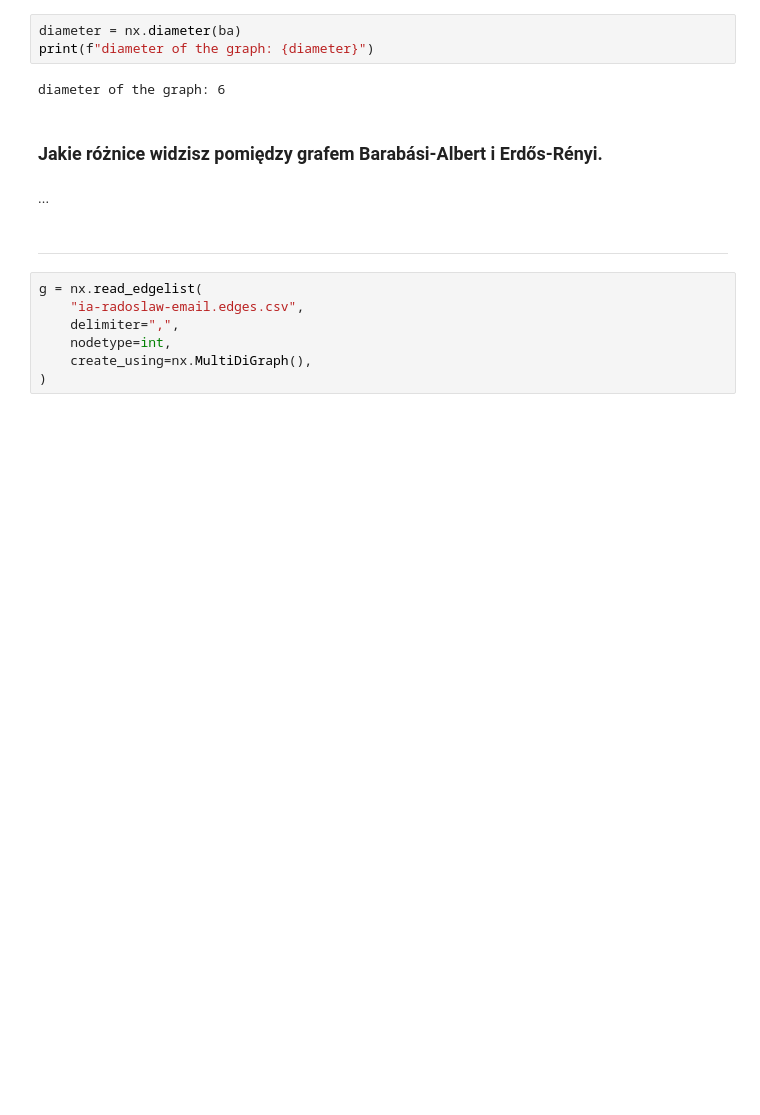
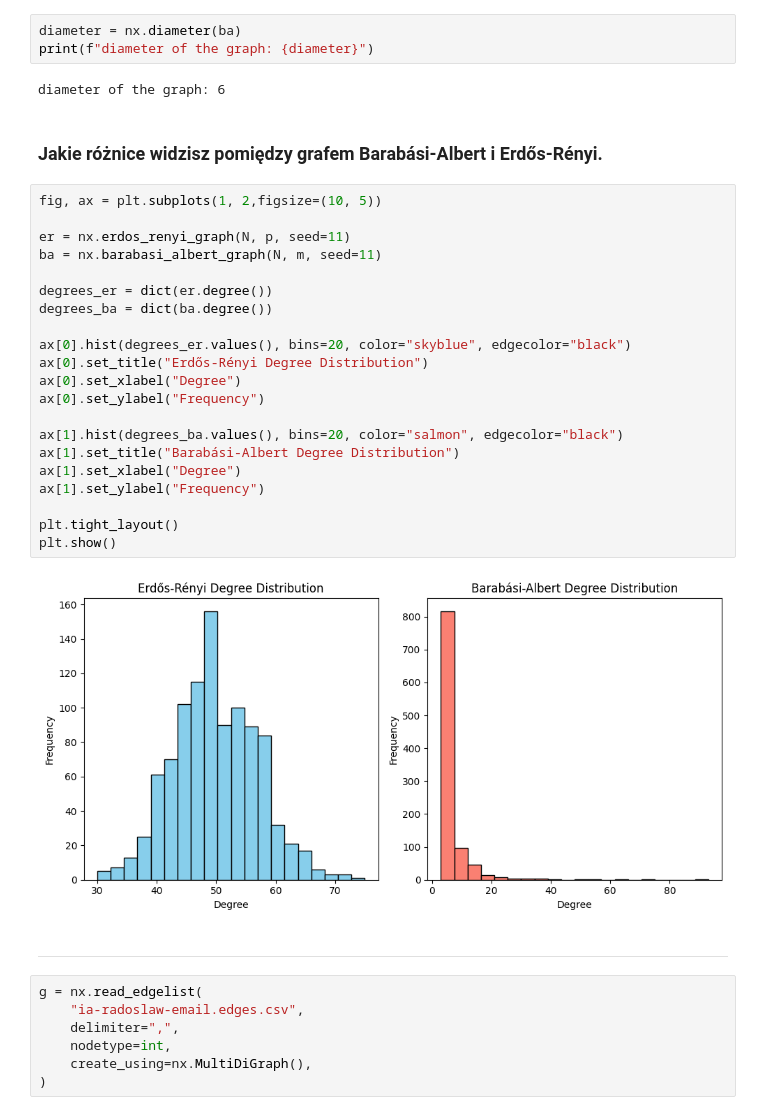
Before and after one commit to jkociecki/complex-networks-pwr, a Jupyter notebook: lab01/networks-analysis.ipynb, the cells around one changed output. Drawn from its saved outputs; the diff is of its cells as text; blank space fills up the shorter version.

```diff
--- a/lab01/networks-analysis.ipynb
+++ b/lab01/networks-analysis.ipynb
@@ -143,8 +167,29 @@ print(f"diameter of the graph: {diameter}")
 diameter of the graph: 6
 # %% [markdown]
 ### Jakie różnice widzisz pomiędzy grafem Barabási-Albert i Erdős-Rényi.
-# %% [markdown]
-...
+# %%
+fig, ax = plt.subplots(1, 2,figsize=(10, 5))
+
+er = nx.erdos_renyi_graph(N, p, seed=11)
+ba = nx.barabasi_albert_graph(N, m, seed=11)
+
+degrees_er = dict(er.degree())
+degrees_ba = dict(ba.degree())
+
+ax[0].hist(degrees_er.values(), bins=20, color="skyblue", edgecolor="black")
+ax[0].set_title("Erdős-Rényi Degree Distribution")
+ax[0].set_xlabel("Degree")
+ax[0].set_ylabel("Frequency")
+
+ax[1].hist(degrees_ba.values(), bins=20, color="salmon", edgecolor="black")
+ax[1].set_title("Barabási-Albert Degree Distribution")
+ax[1].set_xlabel("Degree")
+ax[1].set_ylabel("Frequency")
+
+plt.tight_layout()
+plt.show()
+# %% [output]
+[figure, added]
 # %% [markdown]
 ____
 # %%
```
Also changed, not shown: parts of 11 cells of this notebook, 1 other file.
